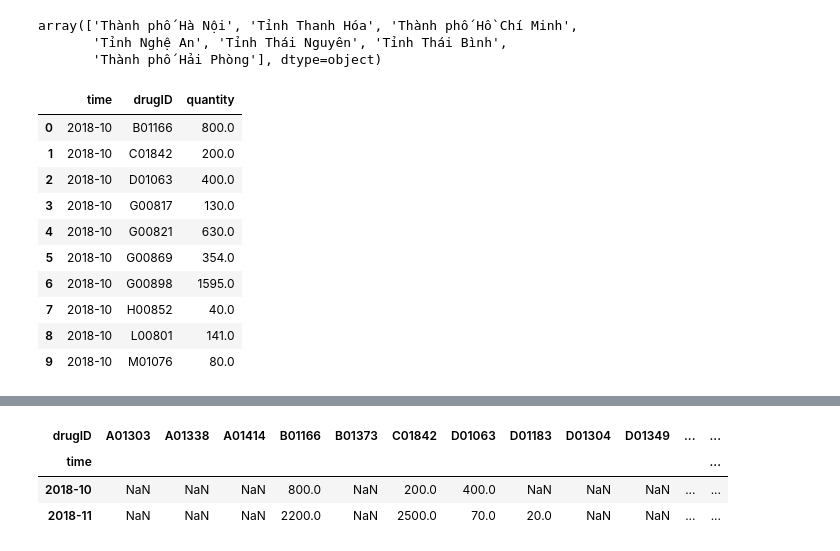
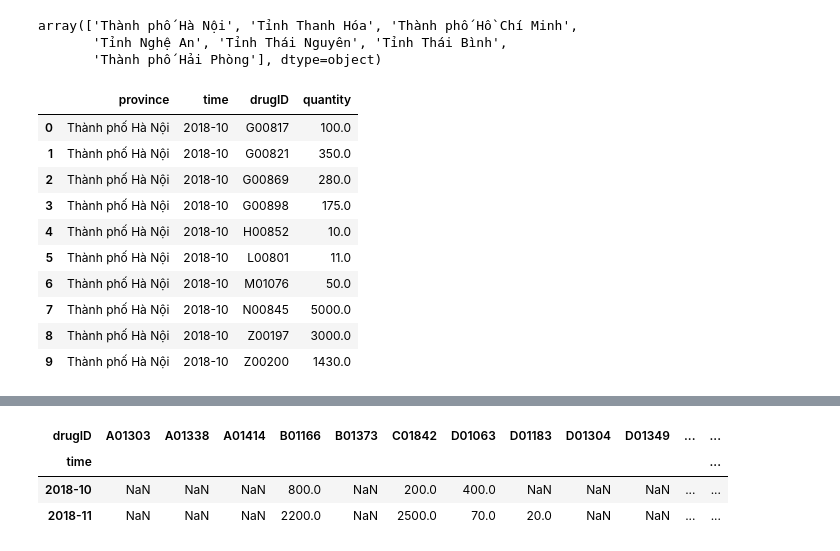
Before and after one commit to luong2391/drug-predicting-demand, a Jupyter notebook: Luong_preprocessing.ipynb, the cells around one changed output, grey strips where cells are left out. Cells and saved outputs as stored; diff of their text form; code cells hidden in the pictures.

```diff
--- a/Luong_preprocessing.ipynb
+++ b/Luong_preprocessing.ipynb
@@ -170,10 +170,10 @@ type(drug_50)
 # %% [output]
 pandas.core.series.Series
 # %%
-top_8drug = drug_50.nlargest(50).index.tolist()
+top_50drug = drug_50.nlargest(50).index.tolist()
 
 # Create a boolean mask for 50 drugID
-mask1 = df_top7['drugID'].isin(top_8drug)
+mask1 = df_top7['drugID'].isin(top_50drug)
 
 df2 = df_top7.loc[mask1]
 # %%
@@ -230,17 +247,17 @@ array(['Thành phố Hà Nội', 'Tỉnh Thanh Hóa', 'Thành phố Hồ Chí Mi
        'Tỉnh Nghệ An', 'Tỉnh Thái Nguyên', 'Tỉnh Thái Bình',
        'Thành phố Hải Phòng'], dtype=object)
 # %%
-data_month = df3.groupby([pd.to_datetime(df3['time']).dt.strftime('%Y-%m'), 'drugID'])['quantity'].sum().reset_index()
+data_month = df3.groupby(['province',pd.to_datetime(df3['time']).dt.strftime('%Y-%m'), 'drugID'])['quantity'].sum().reset_index()
 data_month.head(10)
 # %% [output]
-|  | time | drugID | quantity |
-| 0 | 2018-10 | B01166 | 800.0 |
-| 1 | 2018-10 | C01842 | 200.0 |
-| 2 | 2018-10 | D01063 | 400.0 |
-| 3 | 2018-10 | G00817 | 130.0 |
-| 4 | 2018-10 | G00821 | 630.0 |
-| 5 | 2018-10 | G00869 | 354.0 |
-| 6 | 2018-10 | G00898 | 1595.0 |
-| 7 | 2018-10 | H00852 | 40.0 |
-| 8 | 2018-10 | L00801 | 141.0 |
-| 9 | 2018-10 | M01076 | 80.0 |
+|  | province | time | drugID | quantity |
+| 0 | Thành phố Hà Nội | 2018-10 | G00817 | 100.0 |
+| 1 | Thành phố Hà Nội | 2018-10 | G00821 | 350.0 |
+| 2 | Thành phố Hà Nội | 2018-10 | G00869 | 280.0 |
+| 3 | Thành phố Hà Nội | 2018-10 | G00898 | 175.0 |
+| 4 | Thành phố Hà Nội | 2018-10 | H00852 | 10.0 |
+| 5 | Thành phố Hà Nội | 2018-10 | L00801 | 11.0 |
+| 6 | Thành phố Hà Nội | 2018-10 | M01076 | 50.0 |
+| 7 | Thành phố Hà Nội | 2018-10 | N00845 | 5000.0 |
+| 8 | Thành phố Hà Nội | 2018-10 | Z00197 | 3000.0 |
+| 9 | Thành phố Hà Nội | 2018-10 | Z00200 | 1430.0 |
```
Also changed, not shown: parts of 16 cells of this notebook.
